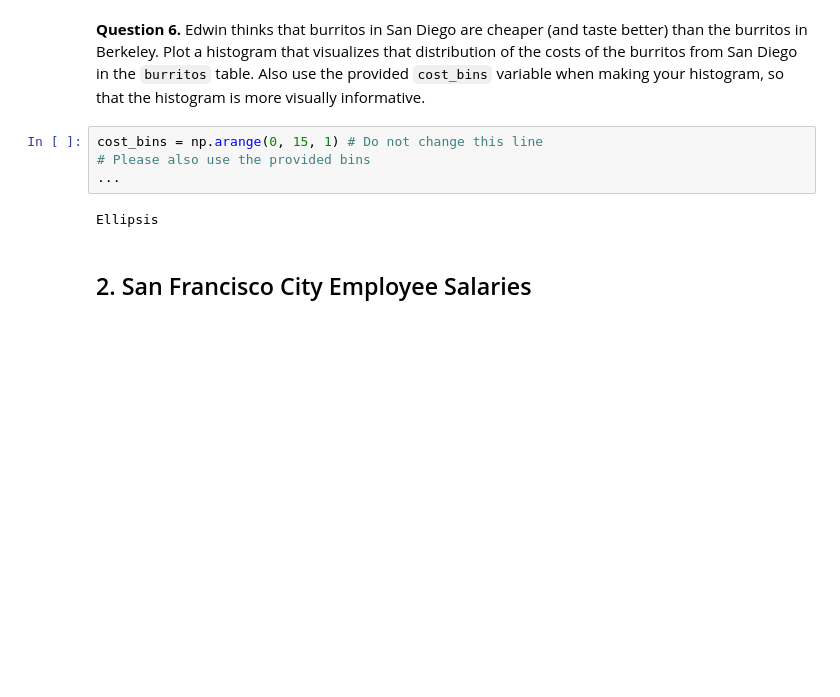
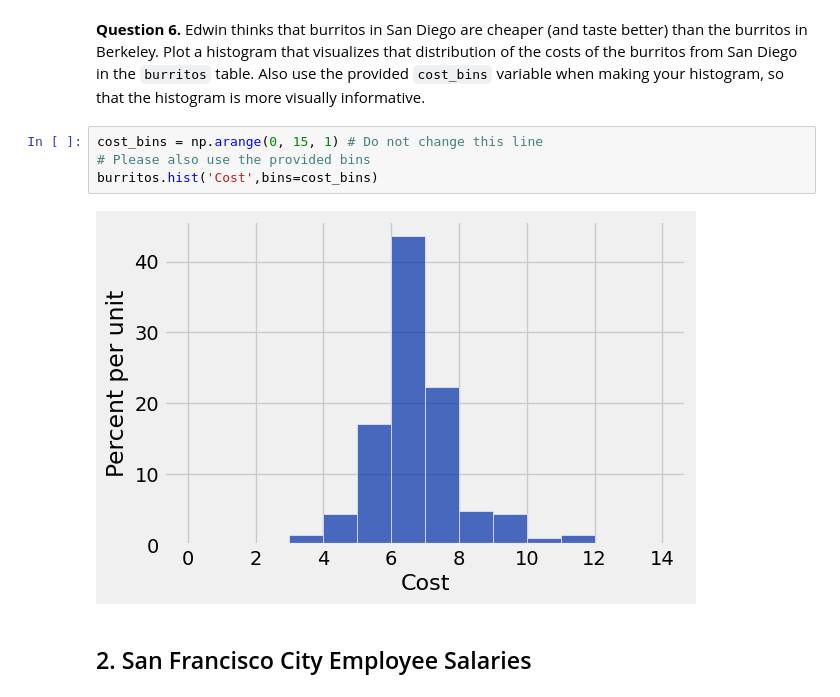
Before and after one commit to cplahn/cplahn_DATA_Fall, a Jupyter notebook: hw04/hw04.ipynb, the cells around one changed output. Drawn from its saved outputs; the diff is of its cells as text; blank space fills up the shorter version.

```diff
--- a/hw04/hw04.ipynb
+++ b/hw04/hw04.ipynb
@@ -186,9 +173,9 @@ q1_5 results:
 # %%
 cost_bins = np.arange(0, 15, 1) # Do not change this line
 # Please also use the provided bins
-...
+burritos.hist('Cost',bins=cost_bins)
 # %% [output]
-Ellipsis
+[figure, added]
 # %% [markdown]
 ## 2. San Francisco City Employee Salaries
 # %% [markdown]
```
Also changed, not shown: parts of 6 cells of this notebook, 1 other file.
